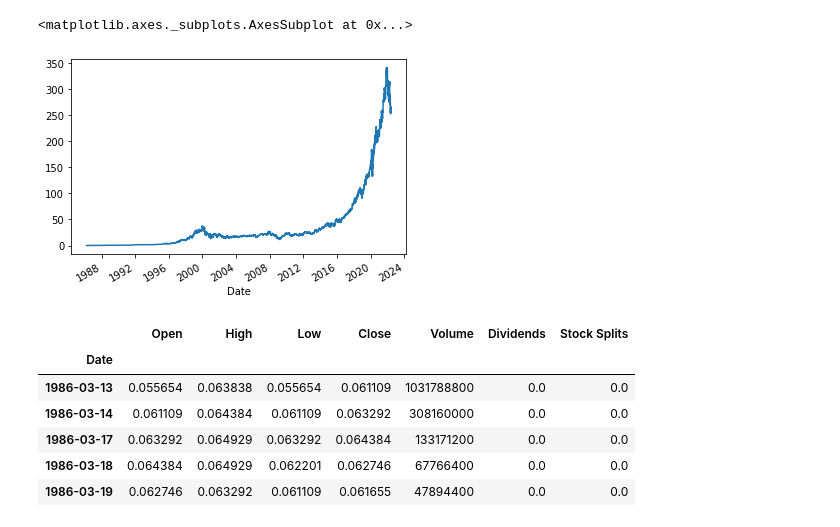
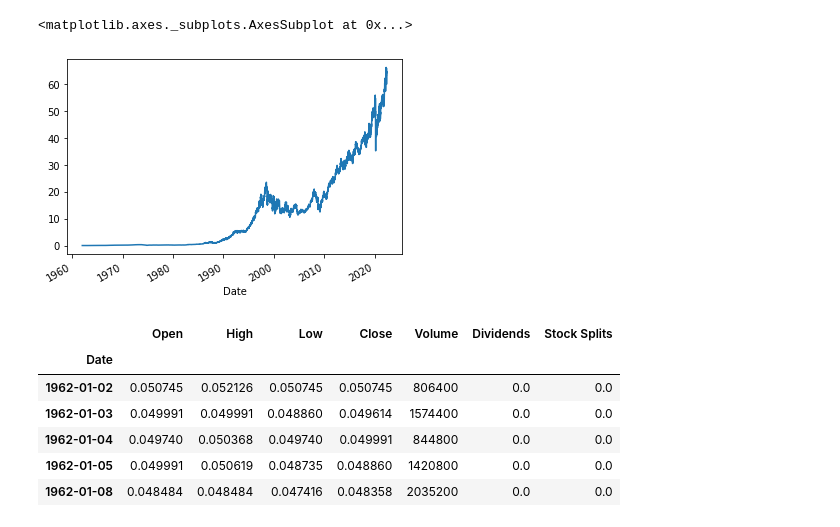
Before and after one commit to nikiduki/ts_ml, a Jupyter notebook: trading.ipynb, the cells around one changed output. Drawn from its saved outputs; the diff is of its cells as text; code cells hidden in the pictures.

```diff
--- a/trading.ipynb
+++ b/trading.ipynb
@@ -40,21 +38,21 @@ Requirement already satisfied: typing-extensions in /usr/local/lib/python3.7/dis
 Requirement already satisfied: zipp>=0.5 in /usr/local/lib/python3.7/dist-packages (from importlib-metadata->sqlalchemy>=1.1.0->optuna) (3.8.0)
 Requirement already satisfied: MarkupSafe>=0.9.2 in /usr/local/lib/python3.7/dist-packages (from Mako->alembic->optuna) (2.0.1)
 # %%
-tickerSymbol = 'MSFT'
+tickerSymbol = 'KO'
 tickerData = yf.Ticker(tickerSymbol)
 tickerDf = tickerData.history(period='max')
 
 tickerDf.Close.plot()
 # %% [output]
 <matplotlib.axes._subplots.AxesSubplot at 0x...>
-[figure, old version]
+[figure, new version]
 # %%
 tickerDf.head()
 # %% [output]
 |  | Open | High | Low | Close | Volume | Dividends | Stock Splits |
 | Date |  |  |  |  |  |  |  |
-| 1986-03-13 | 0.055654 | 0.063838 | 0.055654 | 0.061109 | 1031788800 | 0.0 | 0.0 |
-| 1986-03-14 | 0.061109 | 0.064384 | 0.061109 | 0.063292 | 308160000 | 0.0 | 0.0 |
-| 1986-03-17 | 0.063292 | 0.064929 | 0.063292 | 0.064384 | 133171200 | 0.0 | 0.0 |
-| 1986-03-18 | 0.064384 | 0.064929 | 0.062201 | 0.062746 | 67766400 | 0.0 | 0.0 |
-| 1986-03-19 | 0.062746 | 0.063292 | 0.061109 | 0.061655 | 47894400 | 0.0 | 0.0 |
+| 1962-01-02 | 0.050745 | 0.052126 | 0.050745 | 0.050745 | 806400 | 0.0 | 0.0 |
+| 1962-01-03 | 0.049991 | 0.049991 | 0.048860 | 0.049614 | 1574400 | 0.0 | 0.0 |
+| 1962-01-04 | 0.049740 | 0.050368 | 0.049740 | 0.049991 | 844800 | 0.0 | 0.0 |
+| 1962-01-05 | 0.049991 | 0.050619 | 0.048735 | 0.048860 | 1420800 | 0.0 | 0.0 |
+| 1962-01-08 | 0.048484 | 0.048484 | 0.047416 | 0.048358 | 2035200 | 0.0 | 0.0 |
```
Also changed, not shown: parts of 35 cells of this notebook.
